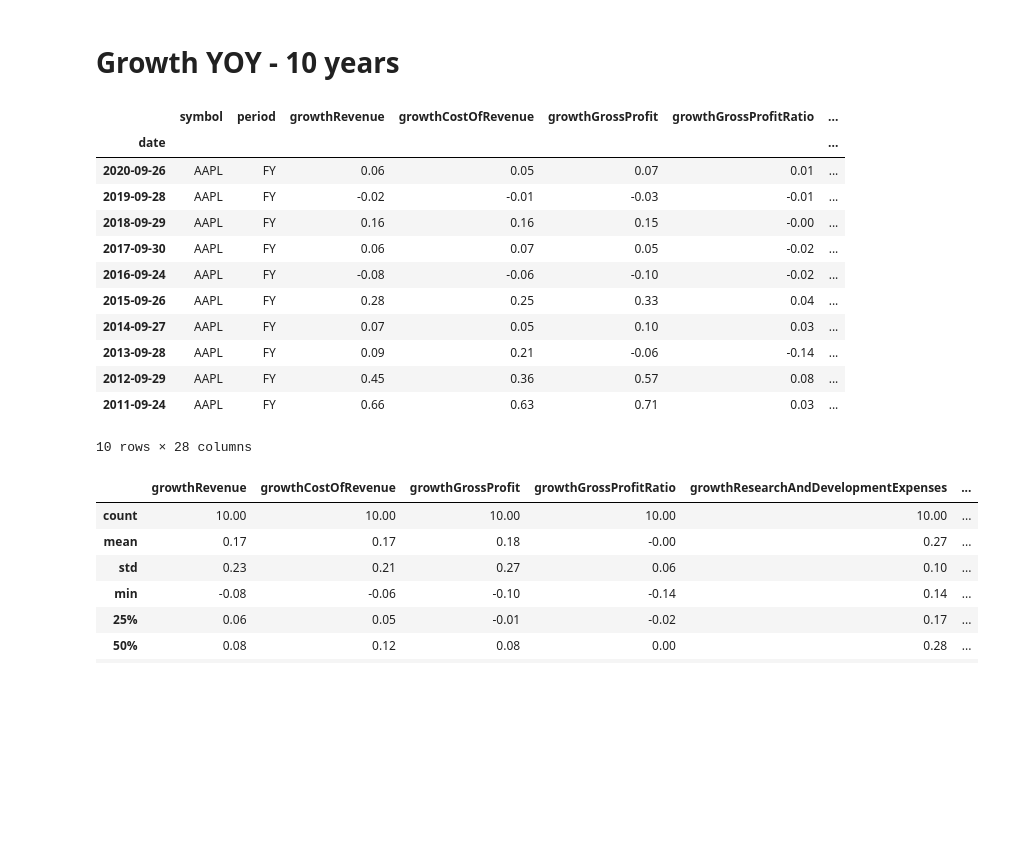
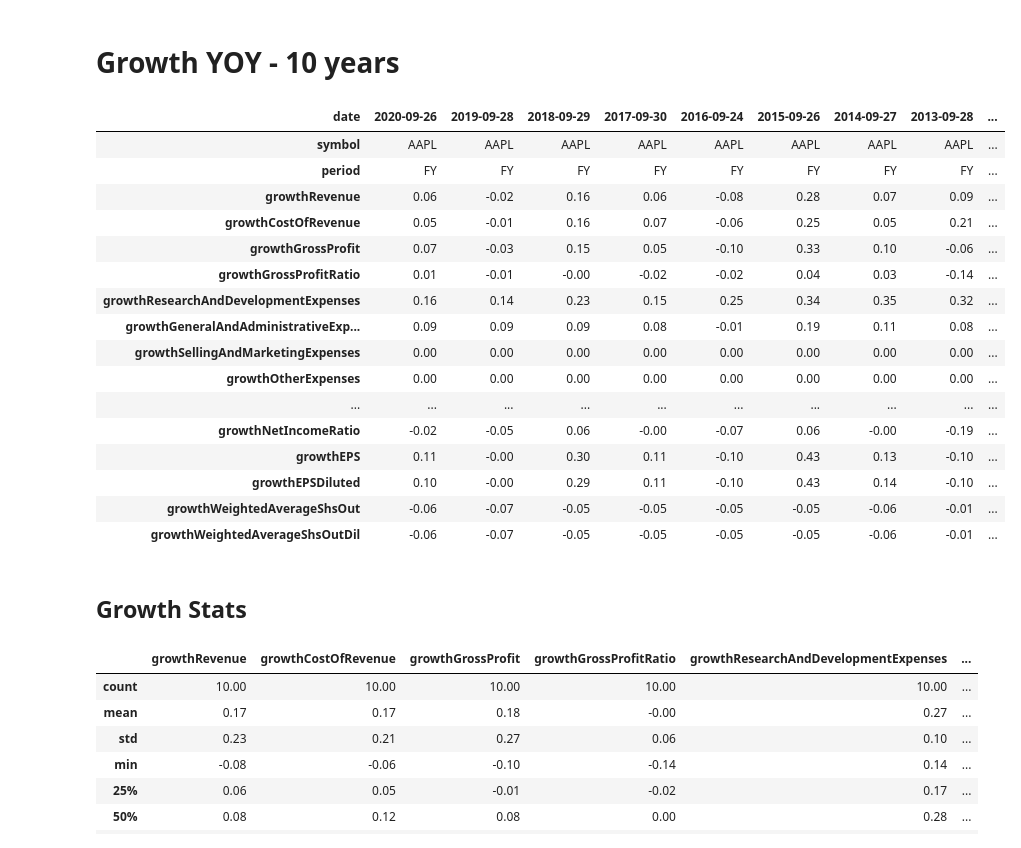
Before and after one commit to dbogatic/value_investing, a Jupyter notebook: intrinsic_value.ipynb, the cells around one changed output. Saved outputs shown, nothing was run; the diff lists cells and outputs as text; code cells hidden in the pictures; blank space fills up the shorter version.

```diff
--- a/intrinsic_value.ipynb
+++ b/intrinsic_value.ipynb
@@ -161,24 +161,30 @@ income['eps'].astype('float').plot(figsize= (12,7), grid=True, title=f'{ticker}
 # %%
 url = f'https://financialmodelingprep.com/api/v3/income-statement-growth/{ticker}?apikey={FMP_API_KEY}&limit=10'
 growth_income = requests.get(url).json()
 growth_income = pd.DataFrame(growth_income)
 growth_income['date'] = pd.to_datetime(growth_income['date'])
 growth_income = growth_income.set_index('date')
-growth_income
+growth_income.T
 # %% [output]
-|  | symbol | period | growthRevenue | growthCostOfRevenue | growthGrossProfit | growthGrossProfitRatio | ... |
-| date |  |  |  |  |  |  | ... |
-| 2020-09-26 | AAPL | FY | 0.06 | 0.05 | 0.07 | 0.01 | ... |
-| 2019-09-28 | AAPL | FY | -0.02 | -0.01 | -0.03 | -0.01 | ... |
-| 2018-09-29 | AAPL | FY | 0.16 | 0.16 | 0.15 | -0.00 | ... |
-| 2017-09-30 | AAPL | FY | 0.06 | 0.07 | 0.05 | -0.02 | ... |
-| 2016-09-24 | AAPL | FY | -0.08 | -0.06 | -0.10 | -0.02 | ... |
-| 2015-09-26 | AAPL | FY | 0.28 | 0.25 | 0.33 | 0.04 | ... |
-| 2014-09-27 | AAPL | FY | 0.07 | 0.05 | 0.10 | 0.03 | ... |
-| 2013-09-28 | AAPL | FY | 0.09 | 0.21 | -0.06 | -0.14 | ... |
-| 2012-09-29 | AAPL | FY | 0.45 | 0.36 | 0.57 | 0.08 | ... |
-| 2011-09-24 | AAPL | FY | 0.66 | 0.63 | 0.71 | 0.03 | ... |
+| date | 2020-09-26 | 2019-09-28 | 2018-09-29 | 2017-09-30 | 2016-09-24 | 2015-09-26 | 2014-09-27 | 2013-09-28 | ... |
+| symbol | AAPL | AAPL | AAPL | AAPL | AAPL | AAPL | AAPL | AAPL | ... |
+| period | FY | FY | FY | FY | FY | FY | FY | FY | ... |
+| growthRevenue | 0.06 | -0.02 | 0.16 | 0.06 | -0.08 | 0.28 | 0.07 | 0.09 | ... |
+| growthCostOfRevenue | 0.05 | -0.01 | 0.16 | 0.07 | -0.06 | 0.25 | 0.05 | 0.21 | ... |
+| growthGrossProfit | 0.07 | -0.03 | 0.15 | 0.05 | -0.10 | 0.33 | 0.10 | -0.06 | ... |
+| growthGrossProfitRatio | 0.01 | -0.01 | -0.00 | -0.02 | -0.02 | 0.04 | 0.03 | -0.14 | ... |
+| growthResearchAndDevelopmentExpenses | 0.16 | 0.14 | 0.23 | 0.15 | 0.25 | 0.34 | 0.35 | 0.32 | ... |
+| growthGeneralAndAdministrativeExp... | 0.09 | 0.09 | 0.09 | 0.08 | -0.01 | 0.19 | 0.11 | 0.08 | ... |
+| growthSellingAndMarketingExpenses | 0.00 | 0.00 | 0.00 | 0.00 | 0.00 | 0.00 | 0.00 | 0.00 | ... |
+| growthOtherExpenses | 0.00 | 0.00 | 0.00 | 0.00 | 0.00 | 0.00 | 0.00 | 0.00 | ... |
+| ... | ... | ... | ... | ... | ... | ... | ... | ... | ... |
+| growthNetIncomeRatio | -0.02 | -0.05 | 0.06 | -0.00 | -0.07 | 0.06 | -0.00 | -0.19 | ... |
+| growthEPS | 0.11 | -0.00 | 0.30 | 0.11 | -0.10 | 0.43 | 0.13 | -0.10 | ... |
+| growthEPSDiluted | 0.10 | -0.00 | 0.29 | 0.11 | -0.10 | 0.43 | 0.14 | -0.10 | ... |
+| growthWeightedAverageShsOut | -0.06 | -0.07 | -0.05 | -0.05 | -0.05 | -0.05 | -0.06 | -0.01 | ... |
+| growthWeightedAverageShsOutDil | -0.06 | -0.07 | -0.05 | -0.05 | -0.05 | -0.05 | -0.06 | -0.01 | ... |
-10 rows × 28 columns
+# %% [markdown]
+## Growth Stats
 # %%
 growth_income.describe()
 # %% [output]
```
Also changed, not shown: parts of 2 cells of this notebook.
